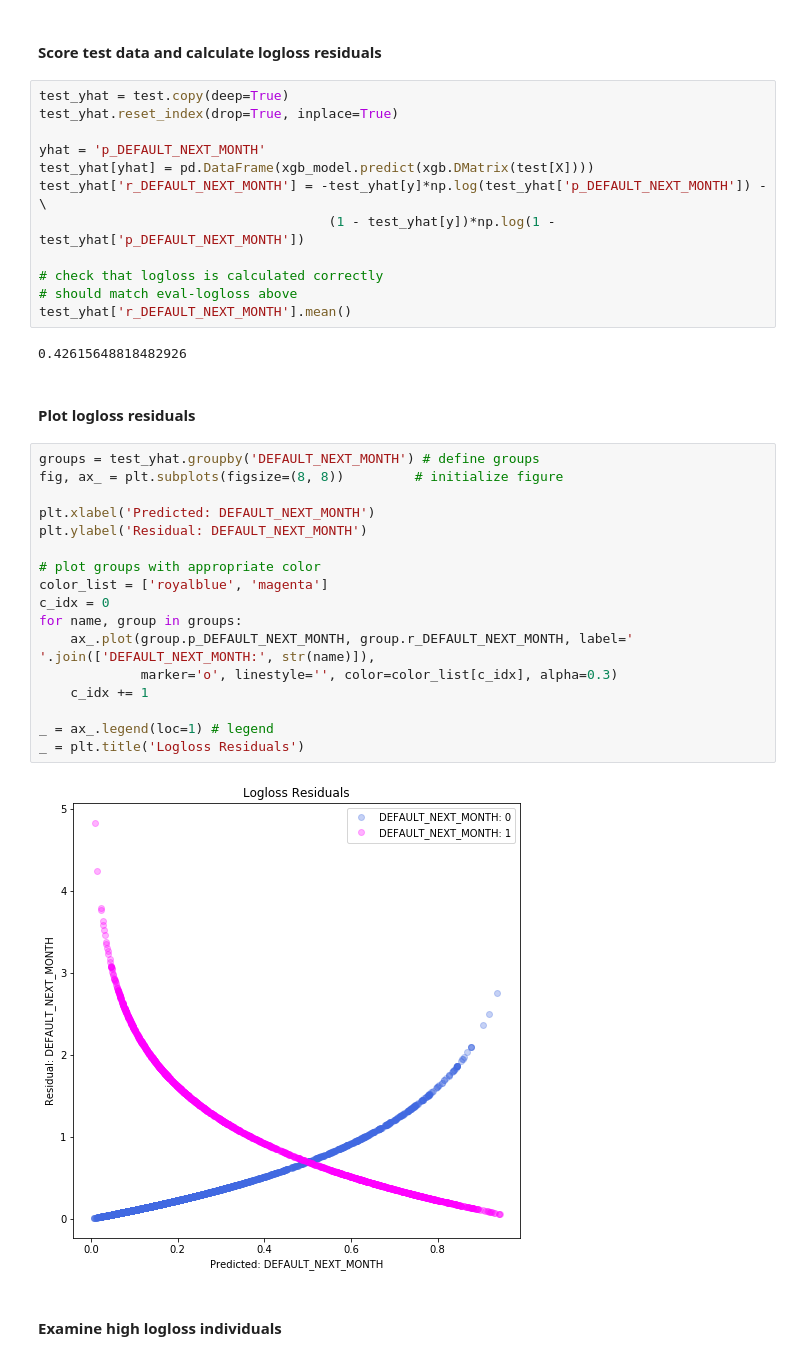
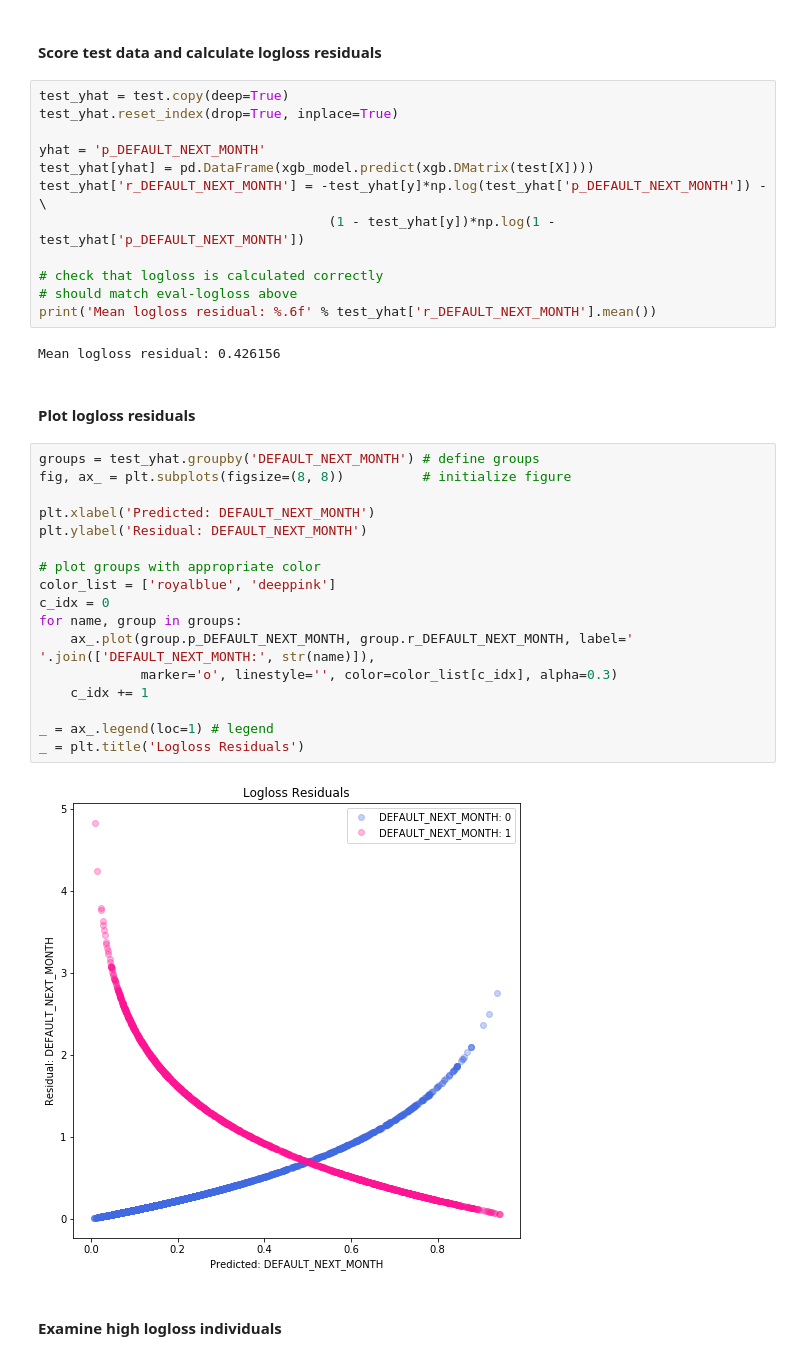
Before and after one commit to jphall663/interpretable_machine_learning_with_python, a Jupyter notebook: pdp_dt_surr_res_shap_loss.ipynb, the cells around one changed output. Drawn from its saved outputs; the diff is of its cells as text.

```diff
--- a/pdp_dt_surr_res_shap_loss.ipynb
+++ b/pdp_dt_surr_res_shap_loss.ipynb
@@ -229,30 +233,30 @@ test_yhat['r_DEFAULT_NEXT_MONTH'] = -test_yhat[y]*np.log(test_yhat['p_DEFAULT_NE
 
 # check that logloss is calculated correctly
 # should match eval-logloss above
-test_yhat['r_DEFAULT_NEXT_MONTH'].mean()
+print('Mean logloss residual: %.6f' % test_yhat['r_DEFAULT_NEXT_MONTH'].mean())
 # %% [output]
-0.42615648818482926
+Mean logloss residual: 0.426156
 # %% [markdown]
 #### Plot logloss residuals
 # %%
 groups = test_yhat.groupby('DEFAULT_NEXT_MONTH') # define groups
-fig, ax_ = plt.subplots(figsize=(8, 8))         # initialize figure
+fig, ax_ = plt.subplots(figsize=(8, 8))          # initialize figure
 
 plt.xlabel('Predicted: DEFAULT_NEXT_MONTH')
 plt.ylabel('Residual: DEFAULT_NEXT_MONTH')
 
 # plot groups with appropriate color
-color_list = ['royalblue', 'magenta']
+color_list = ['royalblue', 'deeppink']
 c_idx = 0
 for name, group in groups:
     ax_.plot(group.p_DEFAULT_NEXT_MONTH, group.r_DEFAULT_NEXT_MONTH, label=' '.join(['DEFAULT_NEXT_MONTH:', str(name)]),
              marker='o', linestyle='', color=color_list[c_idx], alpha=0.3)
     c_idx += 1
 
 _ = ax_.legend(loc=1) # legend
 _ = plt.title('Logloss Residuals')
 # %% [output]
-[figure, old version]
+[figure, new version]
 # %% [markdown]
 #### Examine high logloss individuals
 # %%
```
Also changed, not shown: parts of 25 cells of this notebook, 1 other file.
